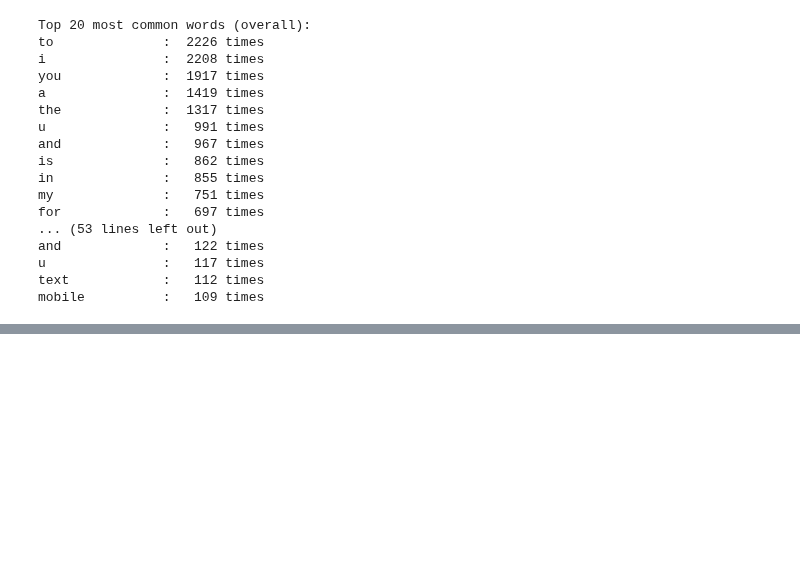
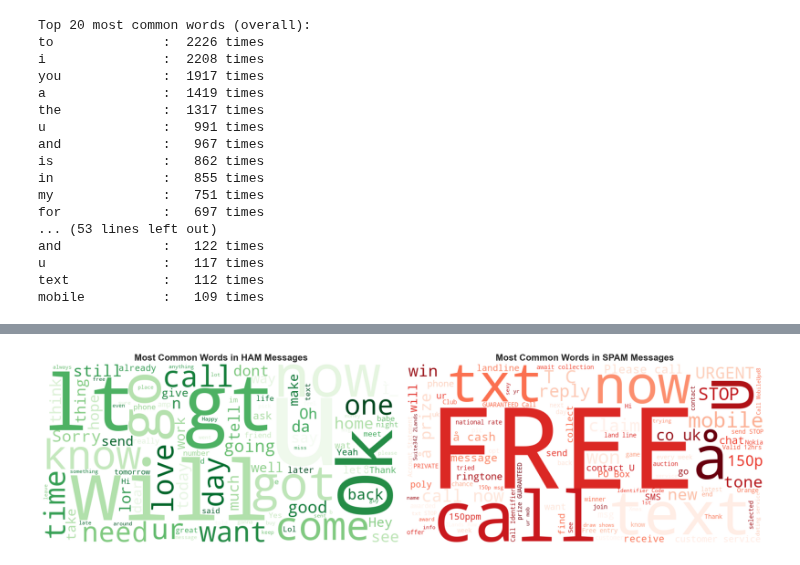
Before and after one commit to gnpthbalaji/ham_vs_spam_text_classification, a Jupyter notebook: notebooks/01_ham_spam_eda.ipynb, the cells around one changed output, grey strips where cells are left out. Cells and saved outputs as stored; diff of their text form; code cells hidden in the pictures; blank space fills up the shorter version.

```diff
--- a/notebooks/01_ham_spam_eda.ipynb
+++ b/notebooks/01_ham_spam_eda.ipynb
@@ -444,0 +747,34 @@ mobile          :   109 times
+# %%
+# Word Cloud Viz
+
+# Combine all messages by class
+ham_text = ' '.join(df[df['label'] == 'ham']['message'].astype(str))
+spam_text = ' '.join(df[df['label'] == 'spam']['message'].astype(str))
+
+# Create word clouds
+fig, axes = plt.subplots(1, 2, figsize=(18, 8))
+
+# Ham word cloud
+ham_wordcloud = WordCloud(width=800, height=400,
+                          background_color='white',
+                          colormap='Greens',
+                          max_words=100).generate(ham_text)
+
+axes[0].imshow(ham_wordcloud, interpolation='bilinear')
+axes[0].set_title('Most Common Words in HAM Messages', fontsize=16, fontweight='bold')
+axes[0].axis('off')
+
+# Spam word cloud
+spam_wordcloud = WordCloud(width=800, height=400,
+                           background_color='white',
+                           colormap='Reds',
+                           max_words=100).generate(spam_text)
+
+axes[1].imshow(spam_wordcloud, interpolation='bilinear')
+axes[1].set_title('Most Common Words in SPAM Messages', fontsize=16, fontweight='bold')
+axes[1].axis('off')
+
+plt.tight_layout()
+plt.show()
+# %% [output]
+[figure, added]
```
Also changed, not shown: parts of 12 cells of this notebook, 2 other files.
